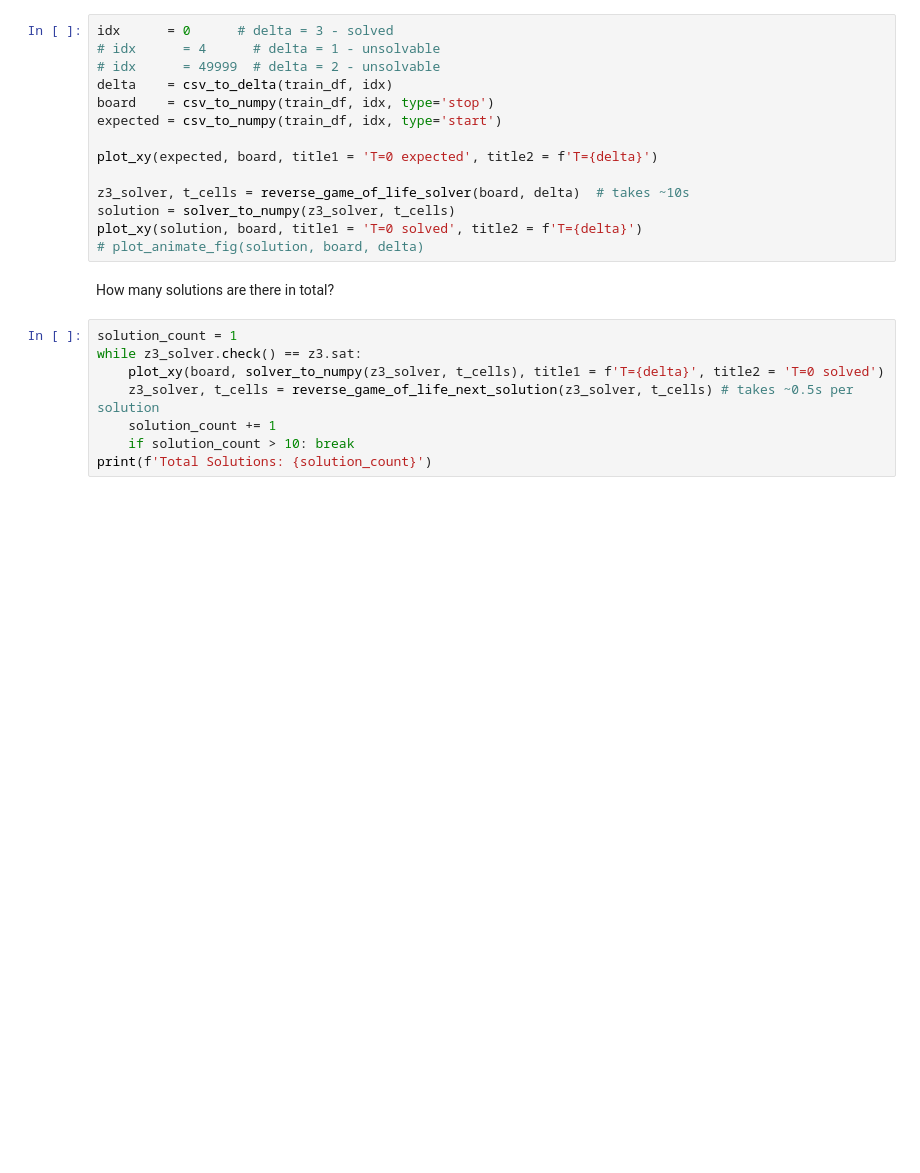
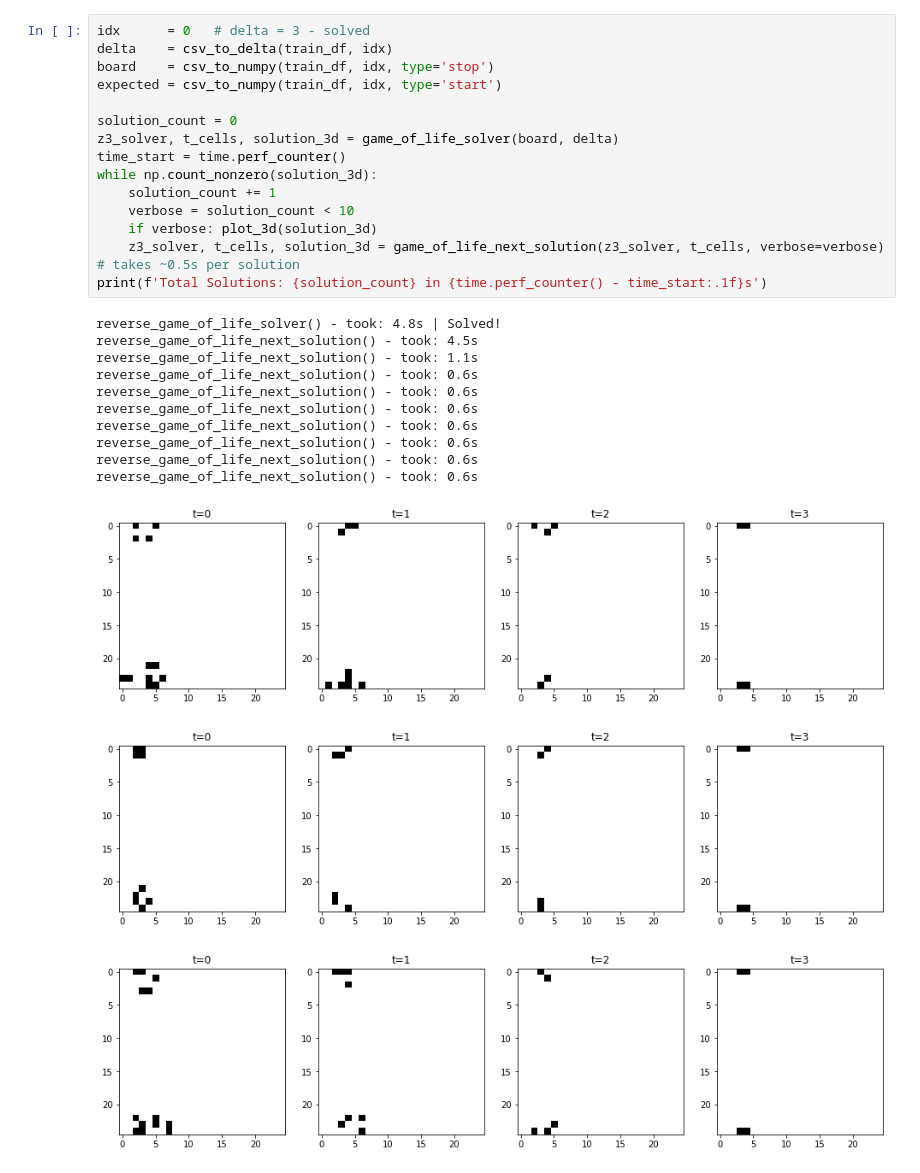
Before and after one commit to JamesMcGuigan/ai-games, a Jupyter notebook: puzzles/game_of_life/z3_solver.ipynb, the cells around one changed output. Cells and saved outputs as stored; diff of their text form; blank space fills up the shorter version.

Commit message:
Game Of Life | refactor using solution_3d

```diff
--- a/puzzles/game_of_life/z3_solver.ipynb
+++ b/puzzles/game_of_life/z3_solver.ipynb
@@ -58,24 +59,29 @@ Here we show all possible solutions that could possibly solve the first datapoin
-# %%
-idx      = 0      # delta = 3 - solved
-# idx      = 4      # delta = 1 - unsolvable
-# idx      = 49999  # delta = 2 - unsolvable
-delta    = csv_to_delta(train_df, idx)
-board    = csv_to_numpy(train_df, idx, type='stop')
-expected = csv_to_numpy(train_df, idx, type='start')
-
-plot_xy(expected, board, title1 = 'T=0 expected', title2 = f'T={delta}')
-
-z3_solver, t_cells = reverse_game_of_life_solver(board, delta)  # takes ~10s
-solution = solver_to_numpy(z3_solver, t_cells)
-plot_xy(solution, board, title1 = 'T=0 solved', title2 = f'T={delta}')
-# plot_animate_fig(solution, board, delta)
-# %% [markdown]
-How many solutions are there in total?
-# %%
-solution_count = 1
-while z3_solver.check() == z3.sat:
-    plot_xy(board, solver_to_numpy(z3_solver, t_cells), title1 = f'T={delta}', title2 = 'T=0 solved')
-    z3_solver, t_cells = reverse_game_of_life_next_solution(z3_solver, t_cells) # takes ~0.5s per solution
-    solution_count += 1
-    if solution_count > 10: break
-print(f'Total Solutions: {solution_count}')
+# %%
+idx      = 0   # delta = 3 - solved
+delta    = csv_to_delta(train_df, idx)
+board    = csv_to_numpy(train_df, idx, type='stop')
+expected = csv_to_numpy(train_df, idx, type='start')
+
+solution_count = 0
+z3_solver, t_cells, solution_3d = game_of_life_solver(board, delta)
+time_start = time.perf_counter()
+while np.count_nonzero(solution_3d):
+    solution_count += 1
+    verbose = solution_count < 10
+    if verbose: plot_3d(solution_3d)
+    z3_solver, t_cells, solution_3d = game_of_life_next_solution(z3_solver, t_cells, verbose=verbose) # takes ~0.5s per solution
+print(f'Total Solutions: {solution_count} in {time.perf_counter() - time_start:.1f}s')
+# %% [output]
+reverse_game_of_life_solver() - took: 4.8s | Solved!
+reverse_game_of_life_next_solution() - took: 4.5s
+reverse_game_of_life_next_solution() - took: 1.1s
+reverse_game_of_life_next_solution() - took: 0.6s
+reverse_game_of_life_next_solution() - took: 0.6s
+reverse_game_of_life_next_solution() - took: 0.6s
+reverse_game_of_life_next_solution() - took: 0.6s
+reverse_game_of_life_next_solution() - took: 0.6s
+reverse_game_of_life_next_solution() - took: 0.6s
+reverse_game_of_life_next_solution() - took: 0.6s
+[figure, added]
+[figure, added]
+[figure, added]
```
Also changed, not shown: parts of 11 cells of this notebook, 5 other files.
